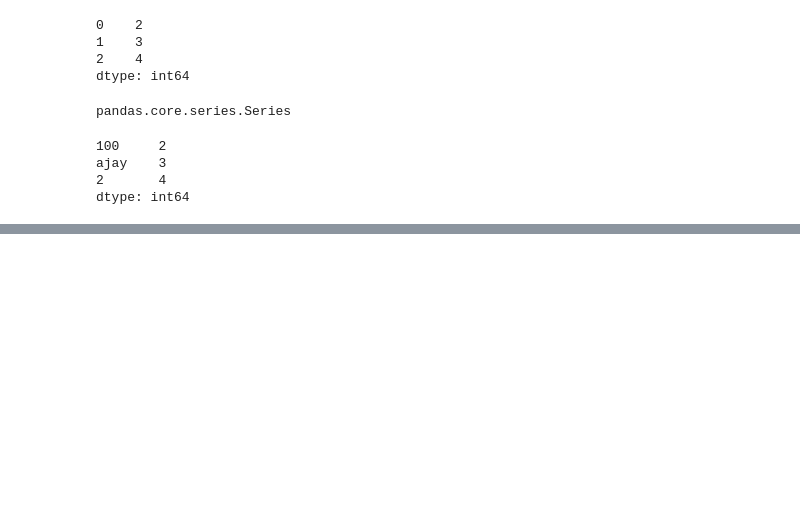
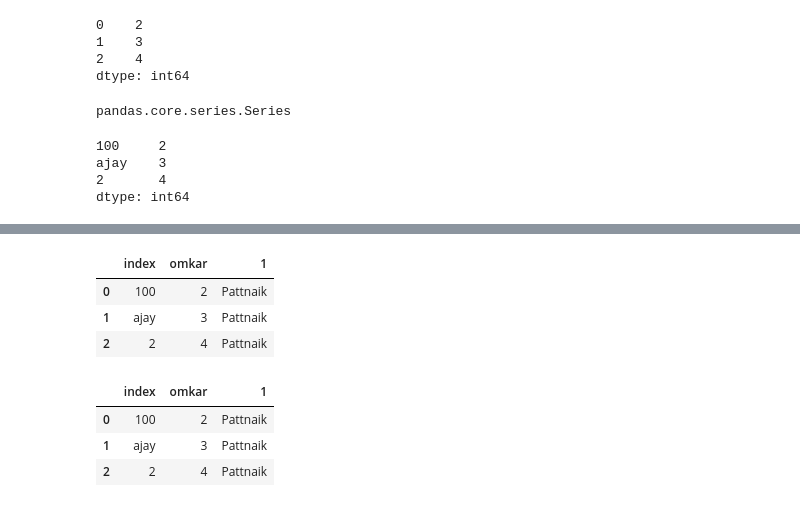
Before and after one commit to omkarpattnaik8080/Pandas, a Jupyter notebook: PandasComplete.ipynb, the cells around one changed output, grey strips where cells are left out. Saved outputs shown, nothing was run; the diff lists cells and outputs as text; code cells hidden in the pictures; blank space fills up the shorter version.

```diff
--- a/PandasComplete.ipynb
+++ b/PandasComplete.ipynb
@@ -396,0 +431,16 @@ d.reset_index()
+# %%
+d
+# %% [output]
+|  | index | omkar | 1 |
+| 0 | 100 | 2 | Pattnaik |
+| 1 | ajay | 3 | Pattnaik |
+| 2 | 2 | 4 | Pattnaik |
+# %%
+#if you want to create a new index and drop the older index
+d.reset_index(drop=True,inplace=True) #HERE INDEX WILL BE REMOVED BUT DUE TO SOME ERROR DONE BY ME ITS NOT SHOWING
+d
+# %% [output]
+|  | index | omkar | 1 |
+| 0 | 100 | 2 | Pattnaik |
+| 1 | ajay | 3 | Pattnaik |
+| 2 | 2 | 4 | Pattnaik |
```
Also changed, not shown: parts of 12 cells of this notebook.
